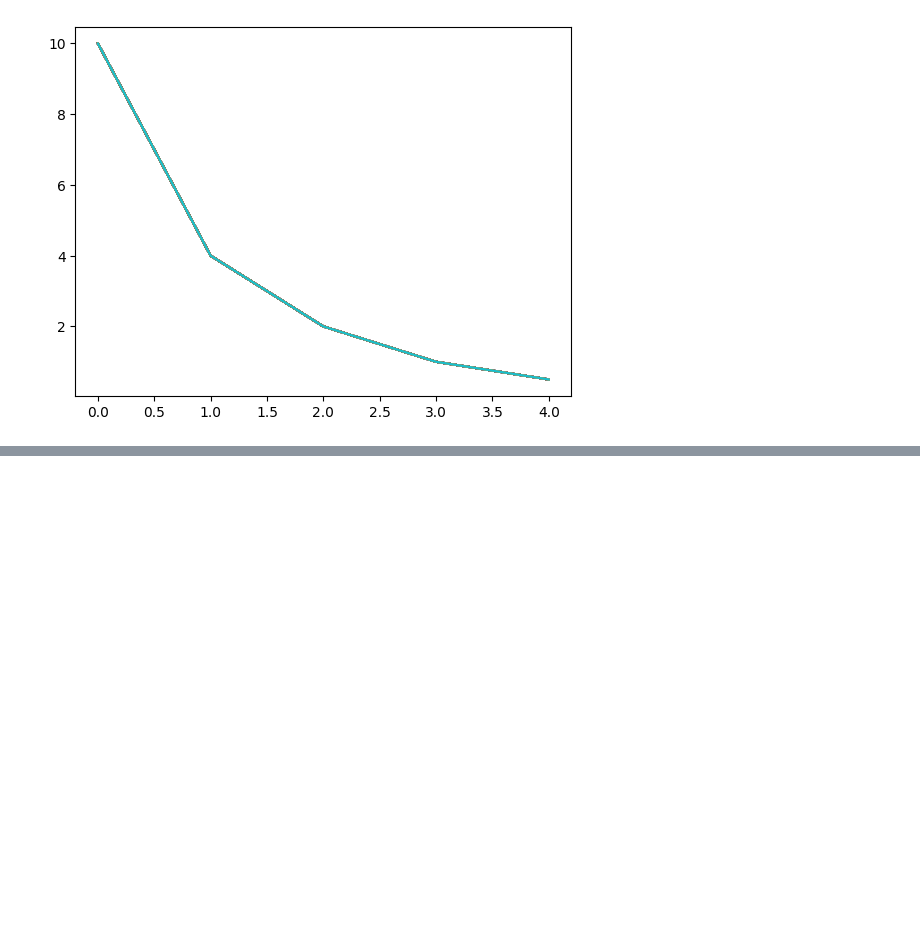
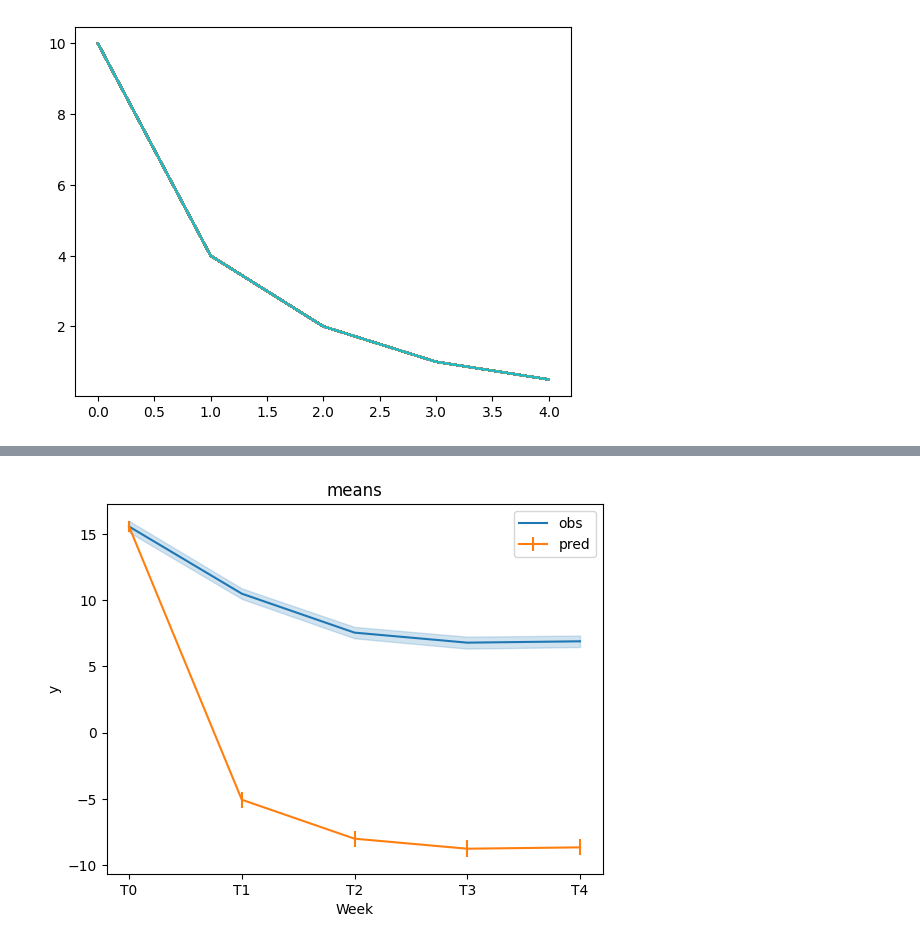
Before and after one commit to medhakp/smarts_cerebellum, a Jupyter notebook: simulations/lme.ipynb, the cells around one changed output, grey strips where cells are left out. Saved outputs shown, nothing was run; the diff lists cells and outputs as text; code cells hidden in the pictures; blank space fills up the shorter version.

```diff
--- a/simulations/lme.ipynb
+++ b/simulations/lme.ipynb
@@ -103,0 +149,7 @@ plt.show()
+# %%
+# same values killed as with the additive model
+df_mult_kill = df_mult.drop(index=kill)
+
+model = smf.mixedlm('y ~ Week', data=df_mult_kill, groups='Patient').fit()
+
+model.summary()
@@ -103,0 +170,17 @@ plt.show()
+# %%
+# df of just the predicted means
+
+df_mult_kill_b = pd.DataFrame(model.fe_params.to_numpy(), columns = ['y_pred'])
+timepoints = df_mult_kill.Week.unique()
+df_mult_kill_b['Week'] = timepoints
+df_mult_kill_b['se'] = model.bse_fe.to_numpy() # se of betas (fixed effects se)
+# %%
+sns.lineplot(data=df_mult_kill, x='Week', y='y', errorbar='se', label = 'obs')
+#plt.plot(b, label = 'pred')
+#sns.lineplot(data = df_mult_kill_b, x='Week', y='y_pred', label = 'pred')
+plt.errorbar(data = df_mult_kill_b, x='Week', y='y_pred', yerr = 'se', label = 'pred')
+plt.legend()
+plt.title(f"means")
+plt.show()
+# %% [output]
+[figure, added]
```
Also changed, not shown: parts of 11 cells of this notebook, 1 other file.
